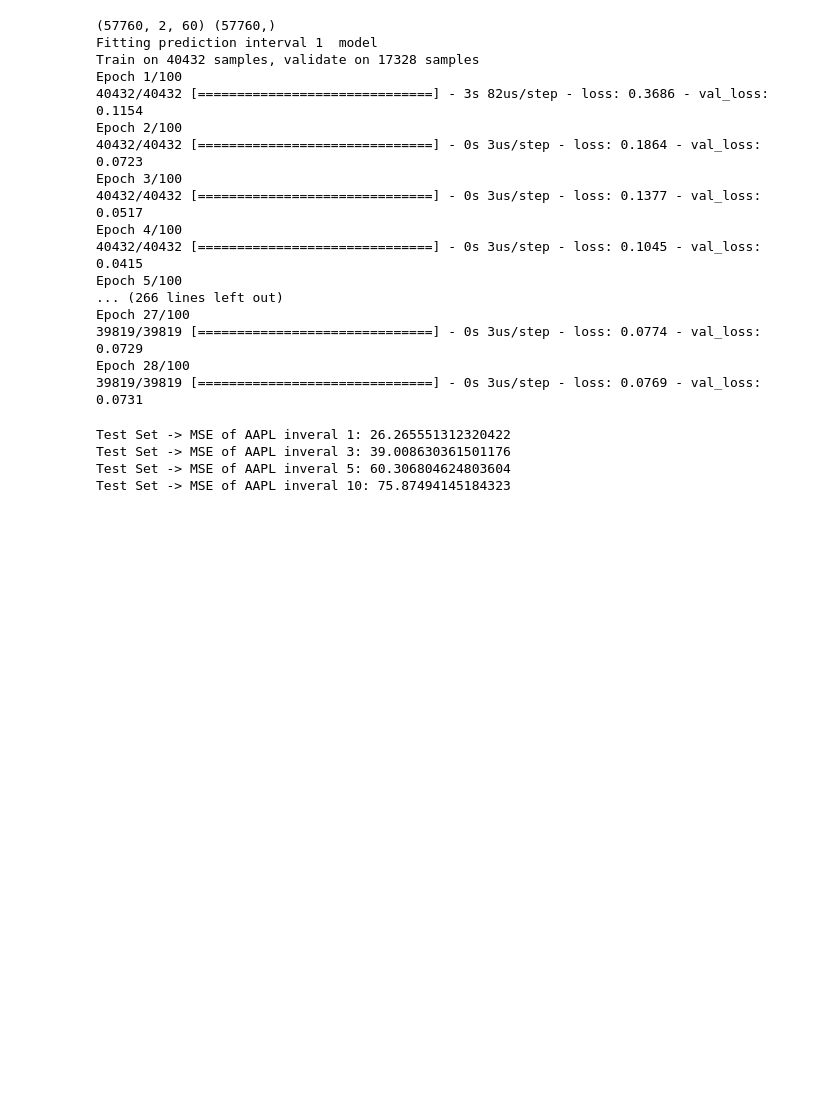
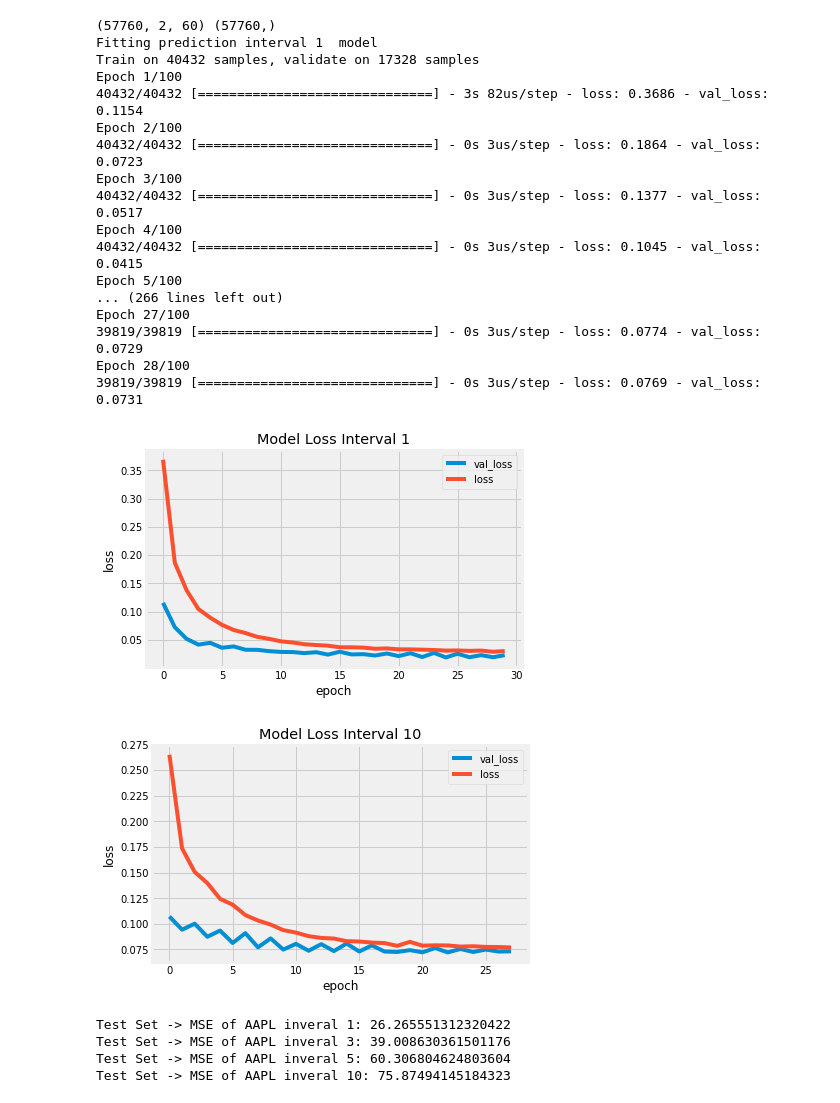
Before and after one commit to sey-kh/internship-tw, a Jupyter notebook: 07-02/2_2_1_add_mv_feature.ipynb, the cells around one changed output. Drawn from its saved outputs; the diff is of its cells as text; code cells hidden in the pictures; blank space fills up the shorter version.

```diff
--- a/07-02/2_2_1_add_mv_feature.ipynb
+++ b/07-02/2_2_1_add_mv_feature.ipynb
@@ -160,6 +160,18 @@ Epoch 27/100
 39819/39819 [==============================] - 0s 3us/step - loss: 0.0774 - val_loss: 0.0729
 Epoch 28/100
 39819/39819 [==============================] - 0s 3us/step - loss: 0.0769 - val_loss: 0.0731
+# %%
+for i in [1,10]:
+    plt.plot(model_history[i].history['val_loss'])
+    plt.plot(model_history[i].history['loss'])
+    plt.title('Model Loss Interval {}'.format(i))
+    plt.ylabel('loss')
+    plt.xlabel('epoch')
+    plt.legend(['val_loss', 'loss'], loc='upper right')
+    plt.show()
+# %% [output]
+[figure, added]
+[figure, added]
 # %%
 # Calculate Mean squared_error #
 def return_mse(test,predicted):
```
Also changed, not shown: 3 other files.
